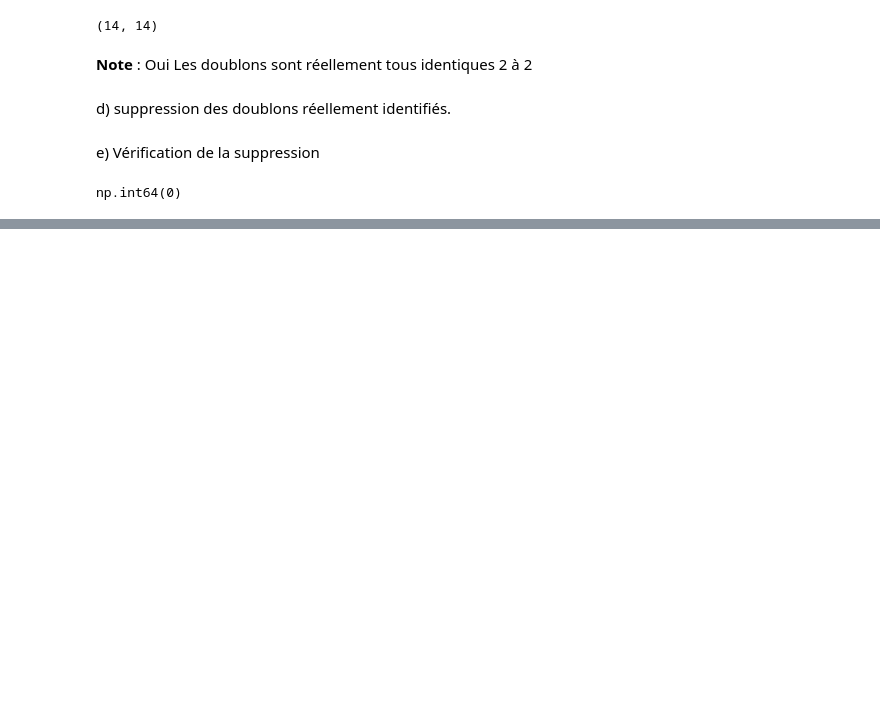
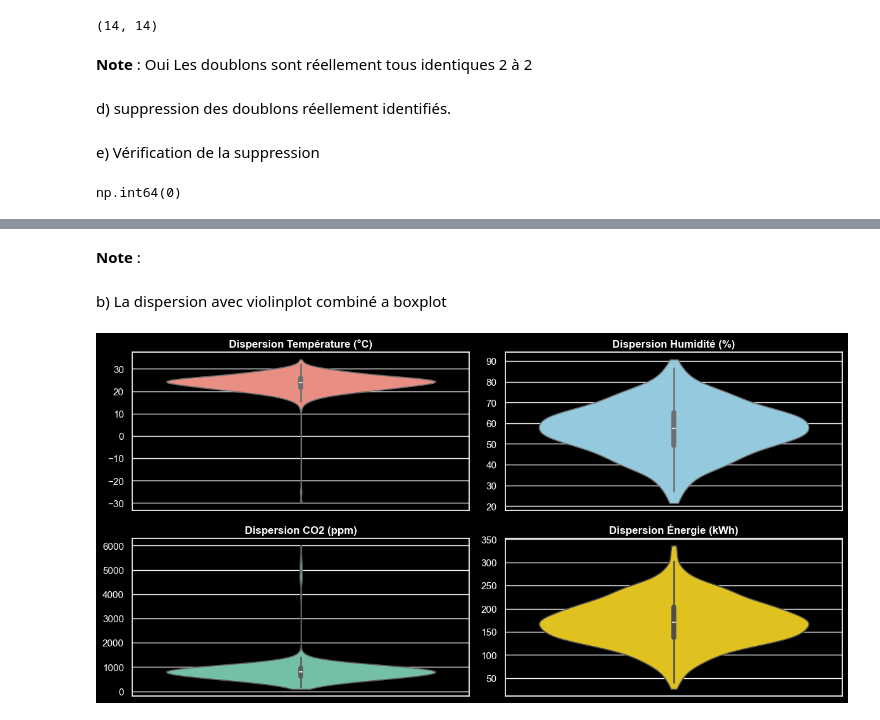
Before and after one commit to cheikhahmedtidiane/atelier_prepa_donnees_tab, a Jupyter notebook: atelier_prepa_donnees_tab/notebooks/atelier_prepa_donnees_tab.ipynb, the cells around one changed output, grey strips where cells are left out. Saved outputs shown, nothing was run; the diff lists cells and outputs as text; code cells hidden in the pictures; blank space fills up the shorter version.

```diff
--- a/atelier_prepa_donnees_tab/notebooks/atelier_prepa_donnees_tab.ipynb
+++ b/atelier_prepa_donnees_tab/notebooks/atelier_prepa_donnees_tab.ipynb
@@ -512,0 +548,28 @@ np.int64(0)
+# %% [markdown]
+__Note__ :
+# %% [markdown]
+b) La dispersion avec violinplot combiné a boxplot
+# %%
+import matplotlib.pyplot as plt
+import seaborn as sns
+
+sns.set_theme(style="darkgrid")
+plt.style.use('dark_background')
+fig, axes = plt.subplots(2, 2, figsize=(12, 6))
+
+# Liste des variables et des couleurs pour la clarté visuelle
+variables = ['temperature', 'humidite', 'co2', 'consommation_kwh']
+titles = ['Dispersion Température (°C)', 'Dispersion Humidité (%)', 'Dispersion CO2 (ppm)', 'Dispersion Énergie (kWh)']
+colors = ['salmon', 'skyblue', 'mediumaquamarine', 'gold']
+
+# Génération des graphiques
+for i, ax in enumerate(axes.flat):
+    # On combine un graphique en violon et un boxplot fin à l'intérieur
+    sns.violinplot(data=df, y=variables[i], ax=ax, color=colors[i], inner="box", cut=0)
+    ax.set_title(titles[i], fontweight='bold')
+    ax.set_ylabel('')
+
+plt.tight_layout()
+plt.show()
+# %% [output]
+[figure, added]
```
Also changed, not shown: parts of 14 cells of this notebook.
